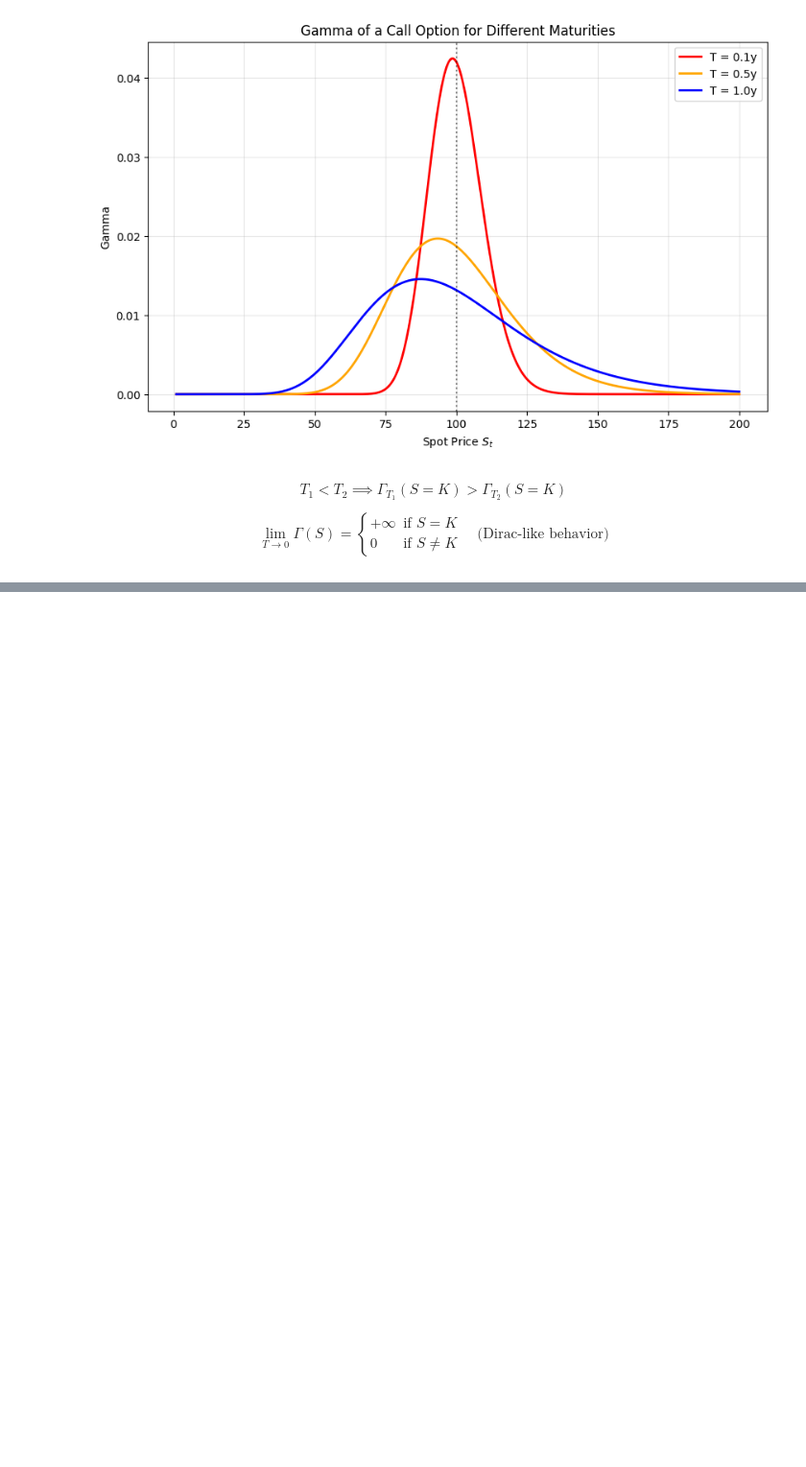
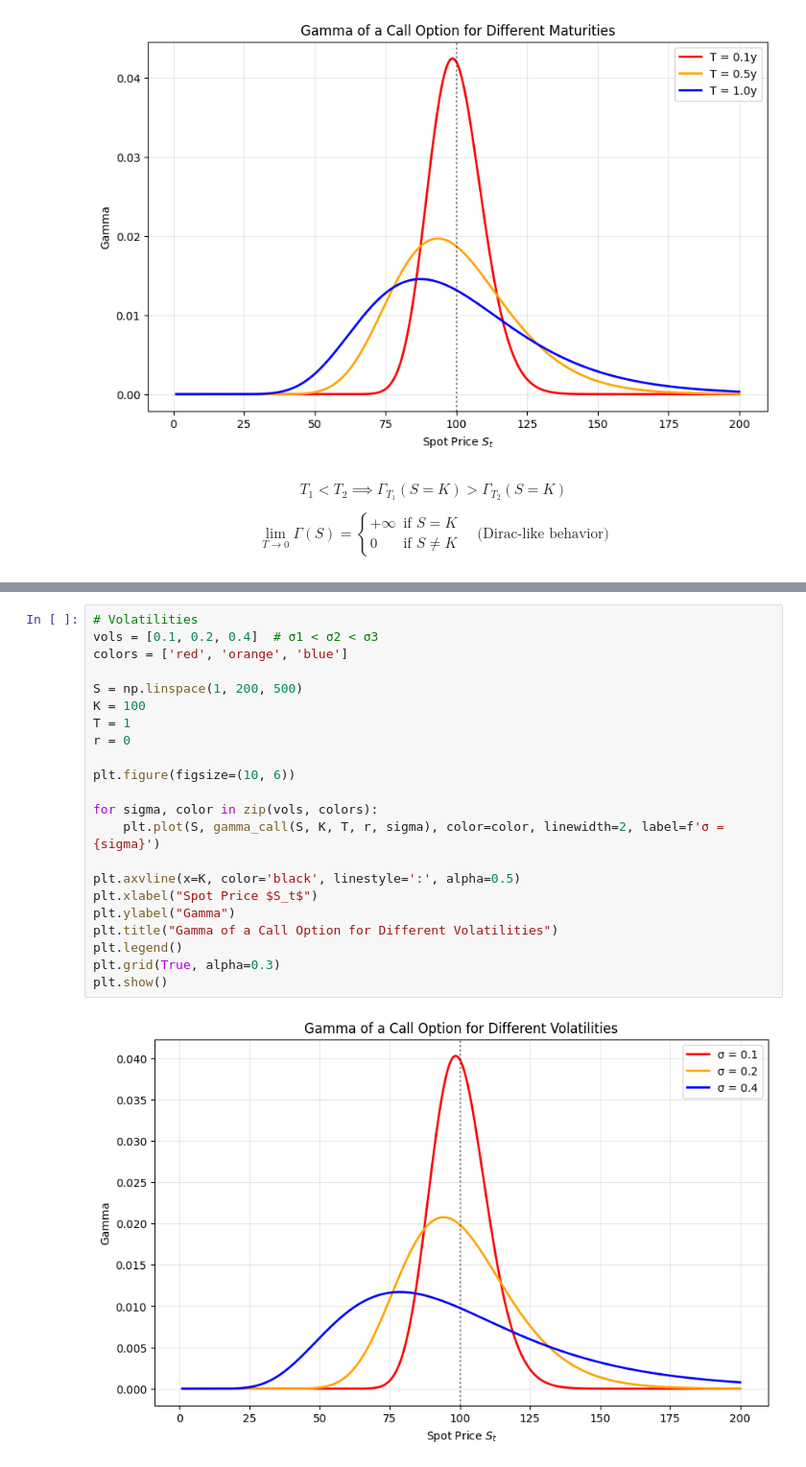
Before and after one commit to Mathis-14/Option_Pricing, a Jupyter notebook: option_basics/option_basics.ipynb, the cells around one changed output, grey strips where cells are left out. Shown at 96% size. Cells and saved outputs as stored; diff of their text form; blank space fills up the shorter version.

```diff
--- a/option_basics/option_basics.ipynb
+++ b/option_basics/option_basics.ipynb
@@ -220,0 +263,24 @@ $$\lim_{T \to 0} \Gamma(S) =
+# %%
+# Volatilities
+vols = [0.1, 0.2, 0.4]  # σ1 < σ2 < σ3
+colors = ['red', 'orange', 'blue']
+
+S = np.linspace(1, 200, 500)
+K = 100
+T = 1
+r = 0
+
+plt.figure(figsize=(10, 6))
+
+for sigma, color in zip(vols, colors):
+    plt.plot(S, gamma_call(S, K, T, r, sigma), color=color, linewidth=2, label=f'σ = {sigma}')
+
+plt.axvline(x=K, color='black', linestyle=':', alpha=0.5)
+plt.xlabel("Spot Price $S_t$")
+plt.ylabel("Gamma")
+plt.title("Gamma of a Call Option for Different Volatilities")
+plt.legend()
+plt.grid(True, alpha=0.3)
+plt.show()
+# %% [output]
+[figure, added]
```
Also changed, not shown: parts of 5 cells of this notebook.
